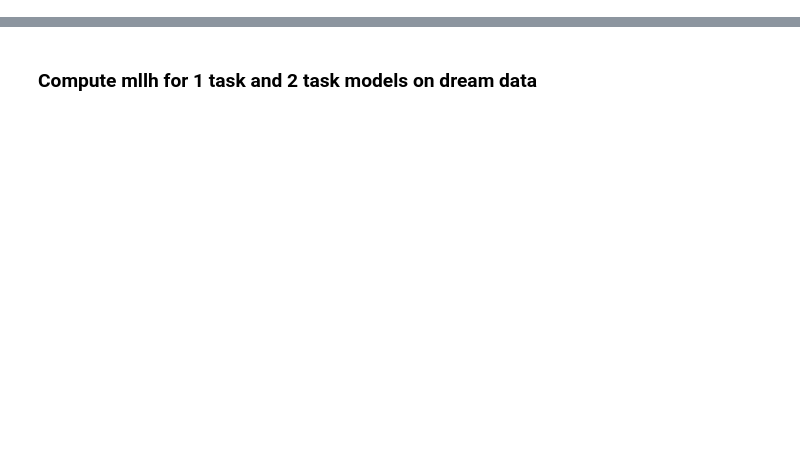
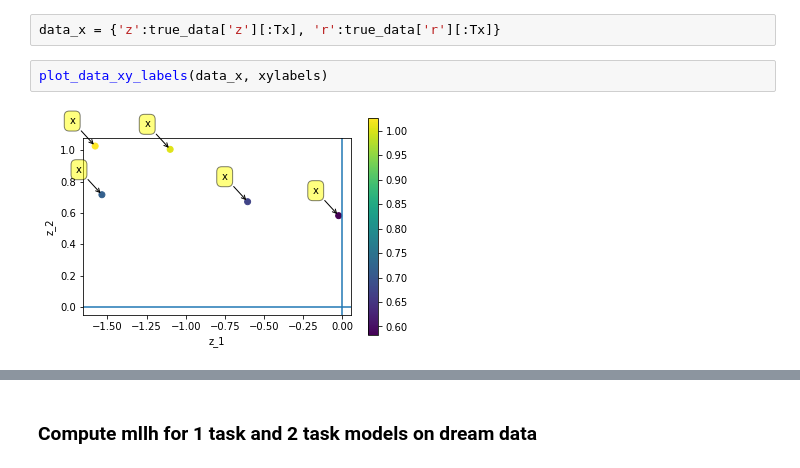
Before and after one commit to CSNLWigner/Continual-learning-with-structure-learning, a Jupyter notebook: dream_data_test.ipynb, the cells around one changed output, grey strips where cells are left out. Saved outputs shown, nothing was run; the diff lists cells and outputs as text; blank space fills up the shorter version.

```diff
--- a/dream_data_test.ipynb
+++ b/dream_data_test.ipynb
@@ -91,3 +87,9 @@ samples = posterior.sample(10)
+# %%
+data_x = {'z':true_data['z'][:Tx], 'r':true_data['r'][:Tx]}
+# %%
+plot_data_xy_labels(data_x, xylabels)
+# %% [output]
+[figure, added]
 # %%
 def generate_data_from_posterior_samples(N=100, gamma=0, z_prior_type='uniform', sigma_z_prior=1, r_bias=0, sigma_reward=0.1, sigma_bias=0):
     if z_prior_type == 'normal':
```
Also changed, not shown: parts of 23 cells of this notebook, 1 other file.
